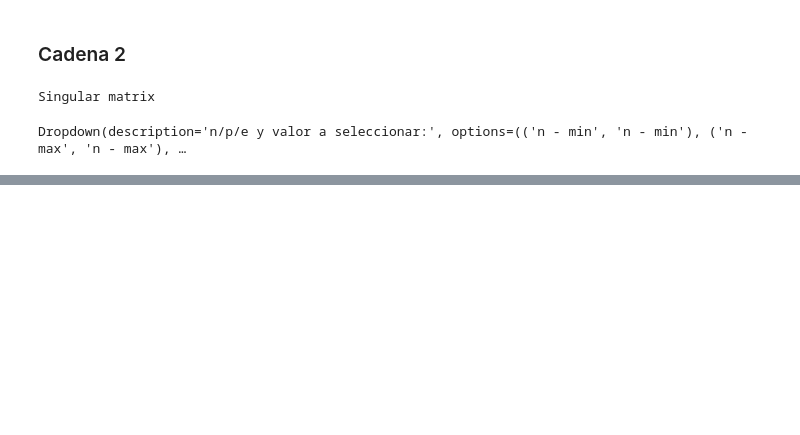
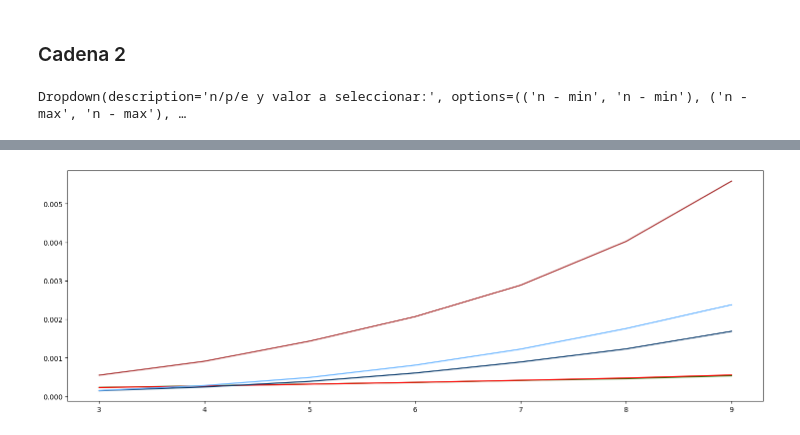
Before and after one commit to Unbo10/Markov, a Jupyter notebook: Homework_0.ipynb, the cells around one changed output, grey strips where cells are left out. Saved outputs shown, nothing was run; the diff lists cells and outputs as text; code cells hidden in the pictures; blank space fills up the shorter version.

```diff
--- a/Homework_0.ipynb
+++ b/Homework_0.ipynb
@@ -1005,7 +1098,7 @@ Cada método se ejecutará con todas las posibles combinaciones de los [parámet
 import pandas as pd
 
 
-def get_results(matrices: list[np.array], n_values: list[int], p_values: list[float], e_values: list[float] = None, chain: int = 1) -> pd.DataFrame:
+def get_results(matrices: list[np.array], n_values: list[int], p_values: list[float], e_values: list[float]=None, m_values=None, chain: int = 1) -> pd.DataFrame:
     if chain == 1:
         results: pd.DataFrame = pd.DataFrame(columns=["n", "p", "NumPy", "SciPy", "Recurrence1", "Recurrence2", "Recurrence3"])
         i: int = 0
@@ -1043,6 +1136,25 @@ def get_results(matrices: list[np.array], n_values: list[int], p_values: list[fl
                         elapsed_time_recurrence3 = np.nan
                     results.loc[len(results)] = {"n": n, "p": p, "e": e, "NumPy": elapsed_time_numpy, "SciPy": elapsed_time_scipy, "Recurrence1": elapsed_time_recurrence1, "Recurrence2": elapsed_time_recurrence2, "Recurrence3": elapsed_time_recurrence3}
                     i += 1
+    elif chain == 3:
+        results: pd.DataFrame = pd.DataFrame(columns=["n", "p", "e", "m", "NumPy", "SciPy", "Recurrence1", "Recurrence2", "Recurrence3"])
+        i: int = 0
+        for n in n_values:
+            for p in p_values:
+                for e in e_values:
+                    for m in m_values:
+                        # print(matrices[i])
+                        elapsed_time_numpy: float = timed_run(stationary_candidates_numpy, matrices[i])
+                        elapsed_time_scipy: float = timed_run(stationary_candidates_scipy, matrices[i])
+                        try:
+                            elapsed_time_recurrence1: float = timed_run(get_stationary_distr_rf1, matrices[i])
+                            elapsed_time_recurrence2: float = timed_run(get_stationary_distr_rf2, matrices[i])
+                            elapsed_time_recurrence3: float = timed_run(get_stationary_distr_rf3, matrices[i])
+                        except BaseException as error:
+                            print(error)
+                            elapsed_time_recurrence3 = np.nan
+                        results.loc[len(results)] = {"n": n, "p": p, "e": e, "m": m, "NumPy": elapsed_time_numpy, "SciPy": elapsed_time_scipy, "Recurrence1": elapsed_time_recurrence1, "Recurrence2": elapsed_time_recurrence2, "Recurrence3": elapsed_time_recurrence3}
+                        i += 1
 
     return results
 # %% [markdown]
@@ -1566,14 +1849,14 @@ print(results[results['Recurrence3'].isna()])
 # %% [markdown]
 ### Cadena 2
 # %%
-e_values: list[float] = [n/100 for n in range(1, 10)]
-p_values: list[float] = [p/10 for p in range(1, 10)]
+e_values: list[float] = [e/10000 for e in range(1, 50)]
+p_values: list[float] = [p/100 for p in range(1, 10)]
 n_values: list[int] = [n for n in range (3, 10)]
+matrices = build_p_matrices(chain=2, p_values=p_values, n_values=n_values, e_values = e_values)
 results = get_results(matrices=matrices, n_values=n_values, p_values=p_values, e_values=e_values, chain=2)
 results[(results['n'] == 3) & (results['p'] == 0.1)]
-matrices = build_p_matrices(chain=2, p_values=p_values, n_values=[n for n in range (3, 10)], e_values = e_values)
 make_mma_ui(results, n_values, p_values, e_values, chain=2)
 # %% [output]
-Singular matrix
+Dropdown(description='n/p/e y valor a seleccionar:', options=(('n - min', 'n - min'), ('n - max', 'n - max'), …
-Dropdown(description='n/p/e y valor a seleccionar:', options=(('n - min', 'n - min'), ('n - max', 'n - max'), …
 [interactive output not drawn]
+[figure, added]
```
Also changed, not shown: parts of 21 cells of this notebook, 1 other file.
